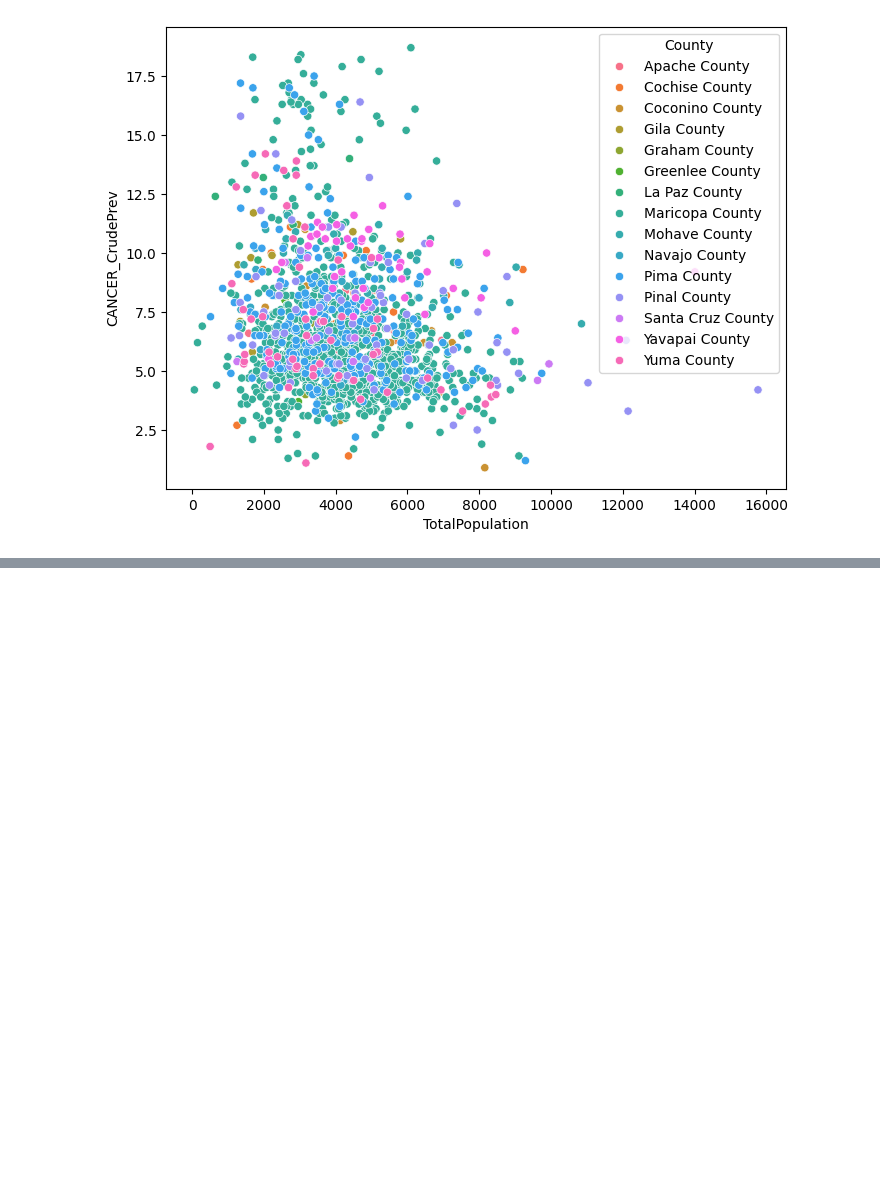
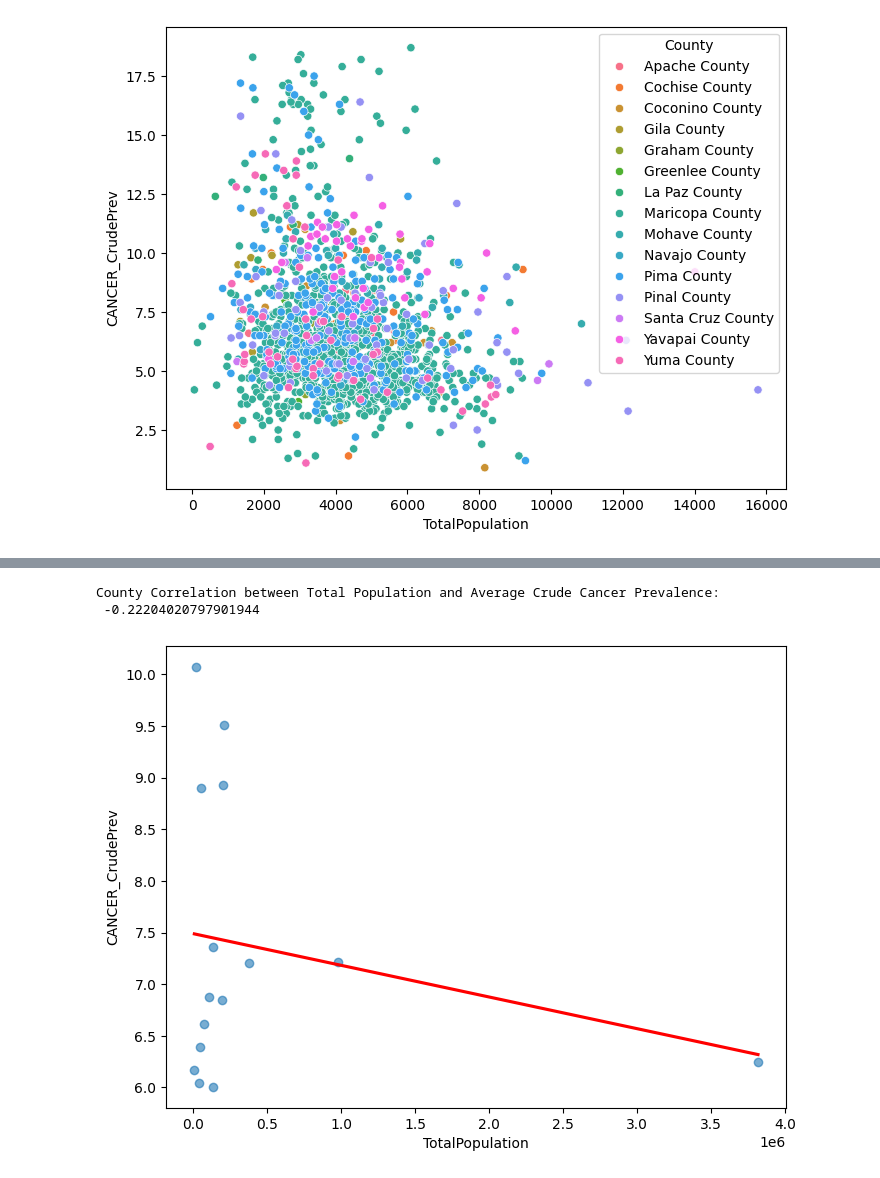
Before and after one commit to INFO-698-InfoSci-Capstone/geo-health-ai, a Jupyter notebook: Working_Files/Explore_SMG.ipynb, the cells around one changed output, grey strips where cells are left out. Cells and saved outputs as stored; diff of their text form; code cells hidden in the pictures; blank space fills up the shorter version.

```diff
--- a/Working_Files/Explore_SMG.ipynb
+++ b/Working_Files/Explore_SMG.ipynb
@@ -173,0 +235,13 @@ plt.show()
+# %%
+PopAvgCancerCorr = county_pop1['TotalPopulation'].corr(county_pop1['CANCER_CrudePrev'])
+print("County Correlation between Total Population and Average Crude Cancer Prevalence:","\n",PopAvgCancerCorr)
+# %% [output]
+County Correlation between Total Population and Average Crude Cancer Prevalence:
+ -0.22204020797901944
+# %%
+# Plot Total Population by County versus Average Crude Prevalence of Cancer
+plt.figure(figsize=(8,6))
+sns.regplot(data=county_pop1, x="TotalPopulation",y="CANCER_CrudePrev", scatter_kws={'alpha': 0.6}, line_kws={'color': 'red'}, ci=None)
+plt.show()
+# %% [output]
+[figure, added]
```
Also changed, not shown: parts of 24 cells of this notebook.
